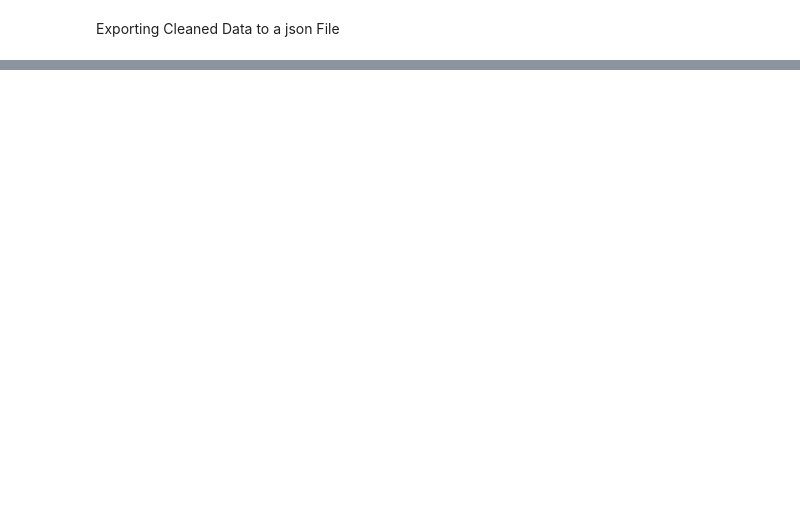
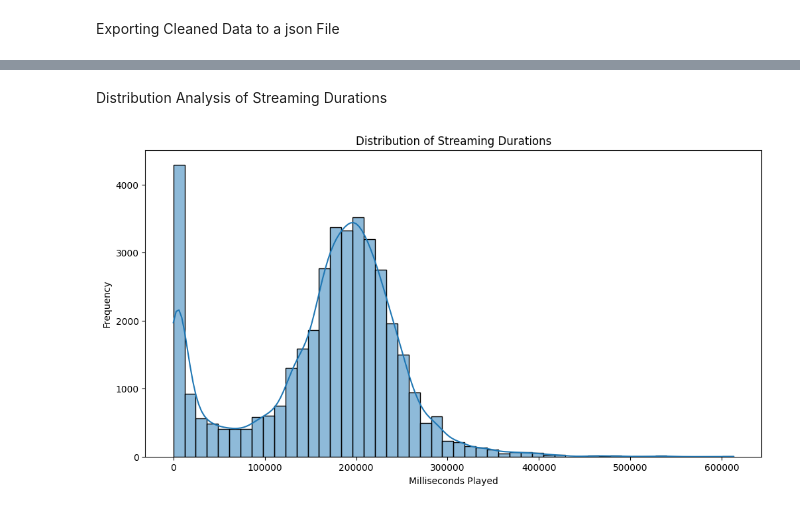
Before and after one commit to ReapredatoR/My_Spotify_Data_Analysis, a Jupyter notebook: main.ipynb, the cells around one changed output, grey strips where cells are left out. Cells and saved outputs as stored; diff of their text form; code cells hidden in the pictures; blank space fills up the shorter version.

Commit message:
Streaming Durations

```diff
--- a/main.ipynb
+++ b/main.ipynb
@@ -99,0 +102,6 @@ save_clean_data = clean_data.to_json("my_spotify_data/spotify_extended_streaming
+# %%
+# Convert timestamp columns to datetime objects
+clean_data['ts'] = pd.to_datetime(clean_data['ts'])
+
+# Ensure consistency in the timestamp format
+print("Timestamps after conversion:\n", clean_data['ts'].head())
@@ -99,0 +118,7 @@ save_clean_data = clean_data.to_json("my_spotify_data/spotify_extended_streaming
+# %%
+# Identify anomalies (for example, consider ms_played values less than 0 as anomalies)
+anomalies = clean_data[clean_data['ms_played'] < 0]
+print("Anomalies:\n", anomalies)
+
+# Remove anomalies
+clean_data = clean_data[clean_data['ms_played'] >= 0]
@@ -99,0 +139,11 @@ save_clean_data = clean_data.to_json("my_spotify_data/spotify_extended_streaming
+# %% [markdown]
+Distribution Analysis of Streaming Durations
+# %%
+plt.figure(figsize=(12, 6))
+sns.histplot(clean_data['ms_played'], bins=50, kde=True)
+plt.title('Distribution of Streaming Durations')
+plt.xlabel('Milliseconds Played')
+plt.ylabel('Frequency')
+plt.show()
+# %% [output]
+[figure, added]
```
Also changed, not shown: parts of 5 cells of this notebook.
